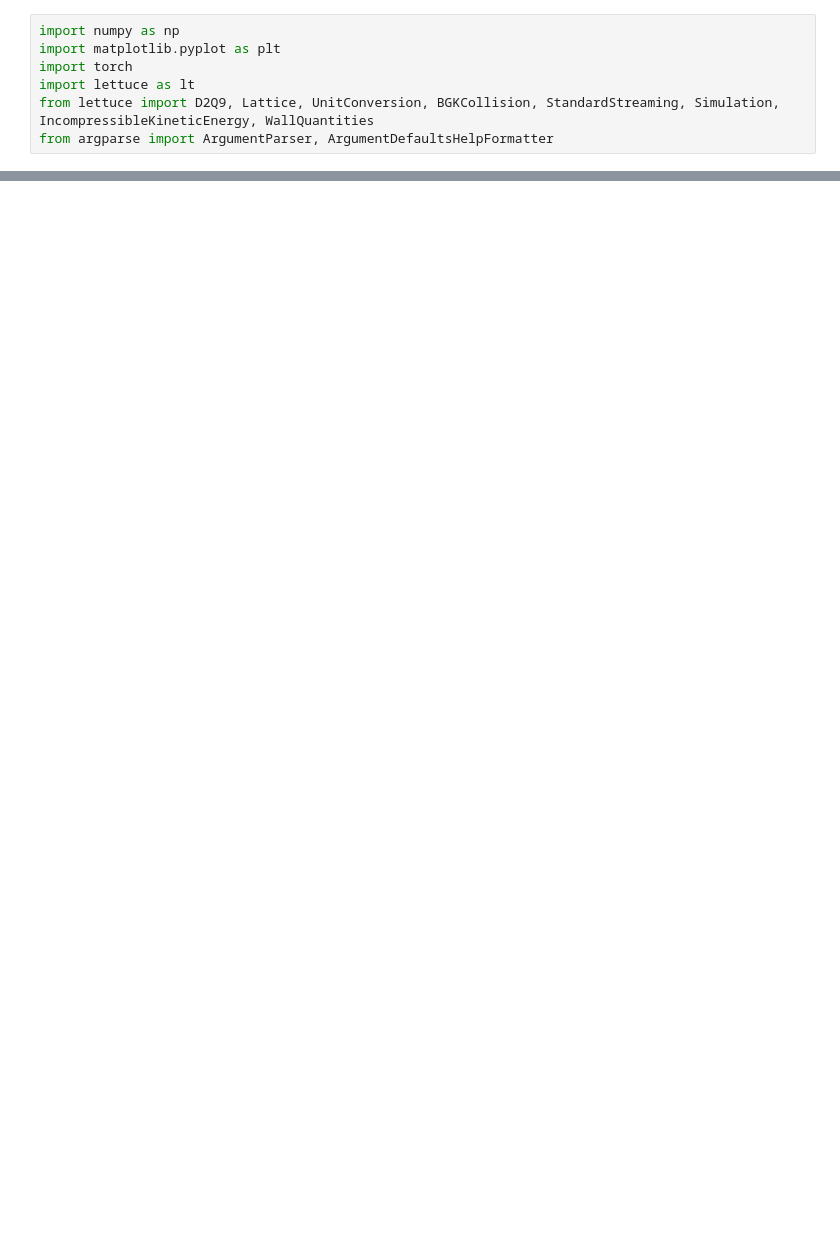
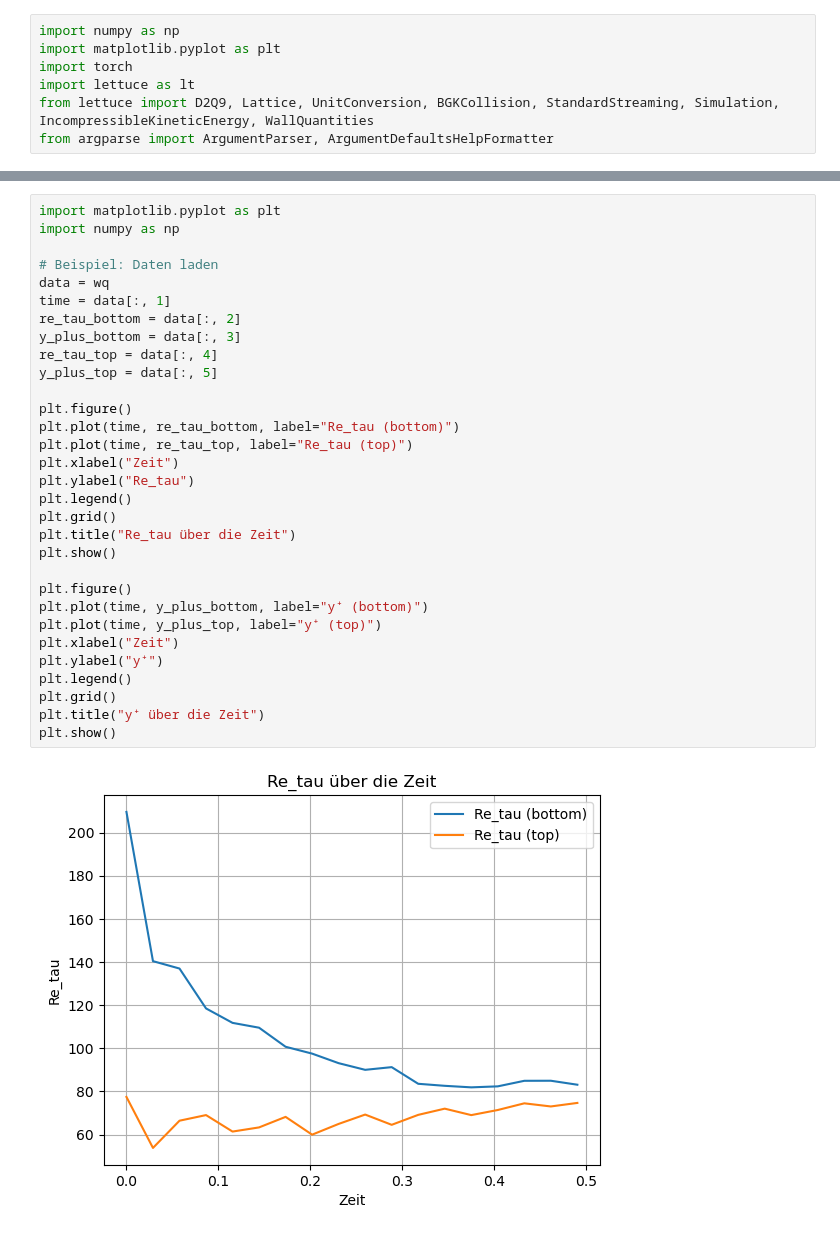
Before and after one commit to McBs/lettuce, a Jupyter notebook: examples/ChannelFlowSimulation.ipynb, the cells around one changed output, grey strips where cells are left out. Drawn from its saved outputs; the diff is of its cells as text; blank space fills up the shorter version.

```diff
--- a/examples/ChannelFlowSimulation.ipynb
+++ b/examples/ChannelFlowSimulation.ipynb
@@ -171,0 +172,33 @@ tensor([[[-3.1879e-06,  1.5423e-03,  4.2939e-03,  ...,  4.6398e-03,
+# %%
+import matplotlib.pyplot as plt
+import numpy as np
+
+# Beispiel: Daten laden
+data = wq
+time = data[:, 1]
+re_tau_bottom = data[:, 2]
+y_plus_bottom = data[:, 3]
+re_tau_top = data[:, 4]
+y_plus_top = data[:, 5]
+
+plt.figure()
+plt.plot(time, re_tau_bottom, label="Re_tau (bottom)")
+plt.plot(time, re_tau_top, label="Re_tau (top)")
+plt.xlabel("Zeit")
+plt.ylabel("Re_tau")
+plt.legend()
+plt.grid()
+plt.title("Re_tau über die Zeit")
+plt.show()
+
+plt.figure()
+plt.plot(time, y_plus_bottom, label="y⁺ (bottom)")
+plt.plot(time, y_plus_top, label="y⁺ (top)")
+plt.xlabel("Zeit")
+plt.ylabel("y⁺")
+plt.legend()
+plt.grid()
+plt.title("y⁺ über die Zeit")
+plt.show()
+# %% [output]
+[figure, added]
```
Also changed, not shown: parts of 3 cells of this notebook, 2 other files.
